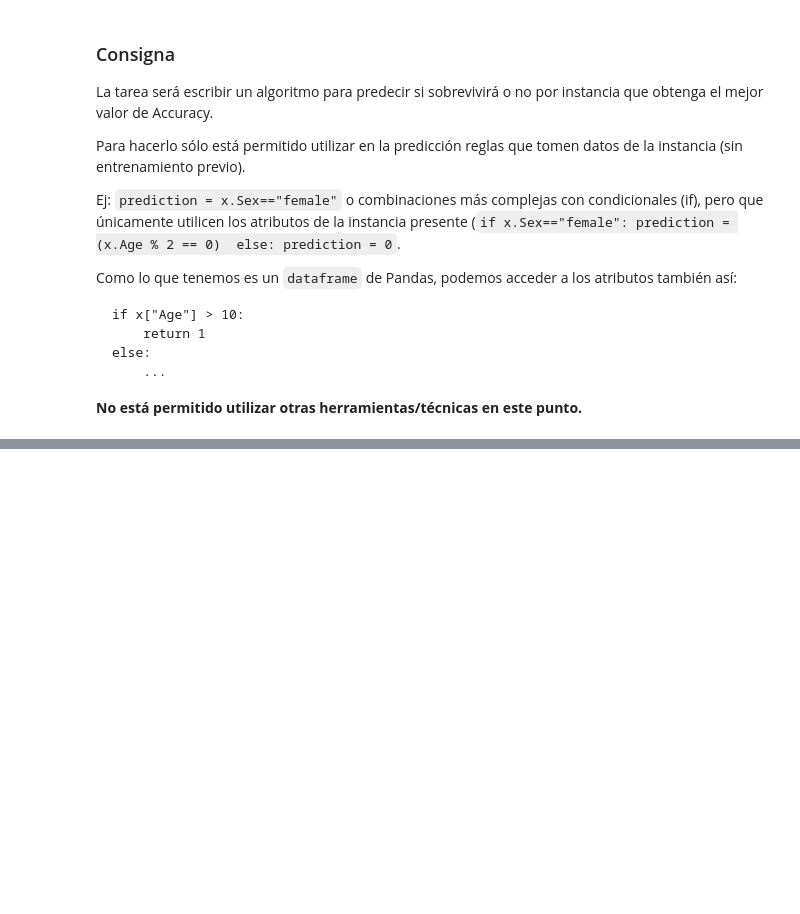
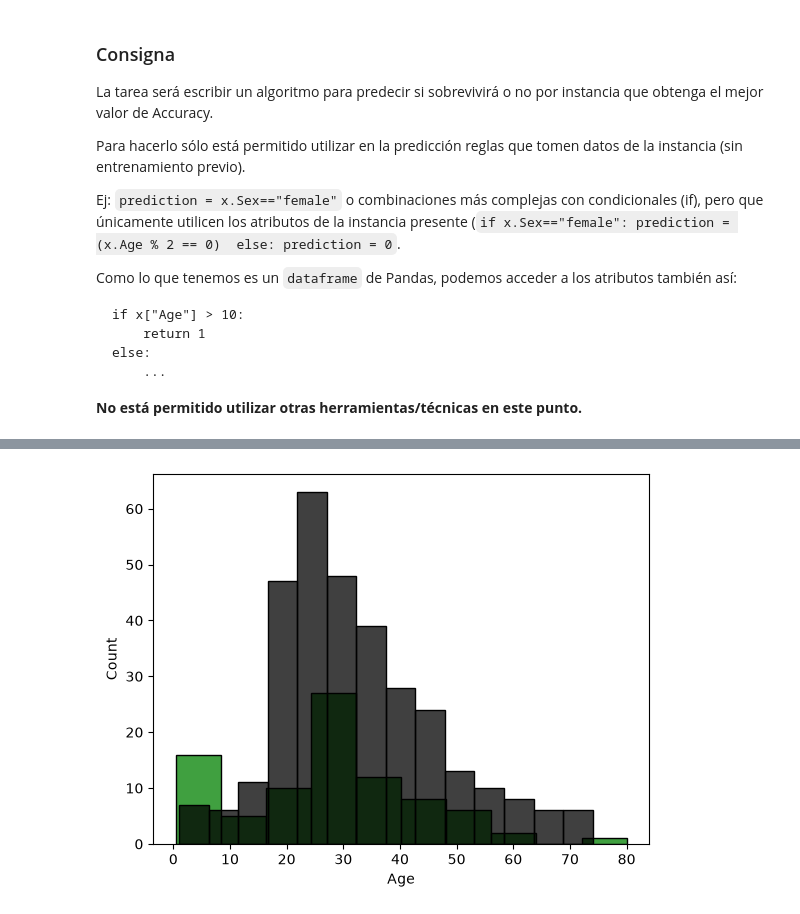
Before and after one commit to SebasAndres/Aprendizaje-Automatico-UBA, a Jupyter notebook: notebooks/notebook_02_titanic-published.ipynb, the cells around one changed output, grey strips where cells are left out. Saved outputs shown, nothing was run; the diff lists cells and outputs as text; code cells hidden in the pictures; blank space fills up the shorter version.

```diff
--- a/notebooks/notebook_02_titanic-published.ipynb
+++ b/notebooks/notebook_02_titanic-published.ipynb
@@ -397,0 +362,6 @@ Accuracy: 0.675
+# %%
+sns.histplot(df[(df.Sex == 'male') & (df.Survived == 1)].Age, color='green')
+sns.histplot(df[(df.Sex == 'male') & (df.Survived == 0)].Age, color='black')
+plt.show()
+# %% [output]
+[figure, added]
```
Also changed, not shown: parts of 23 cells of this notebook, 4 other files.
